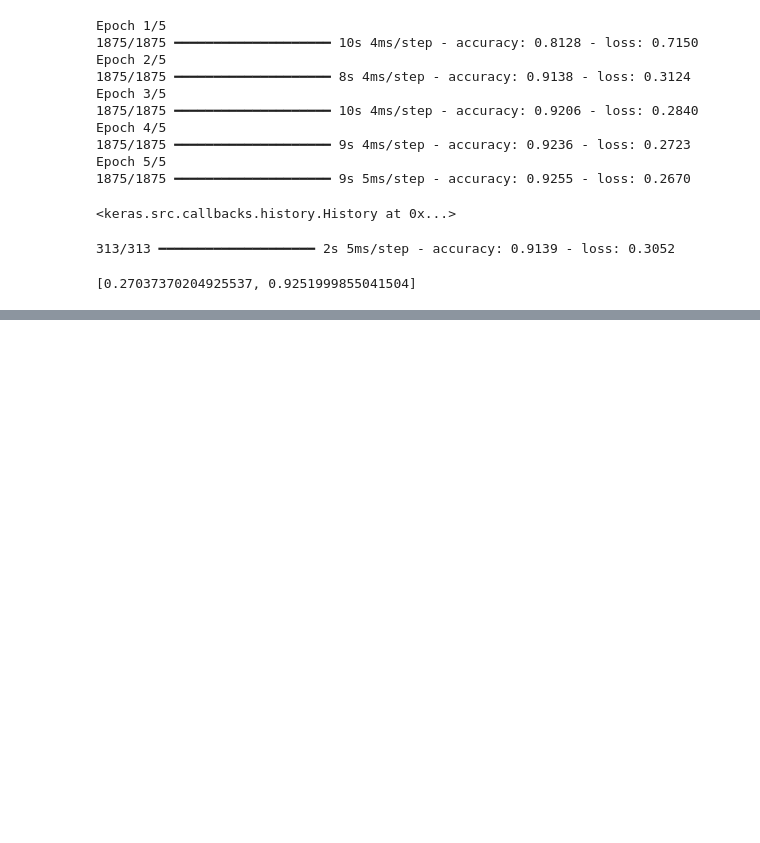
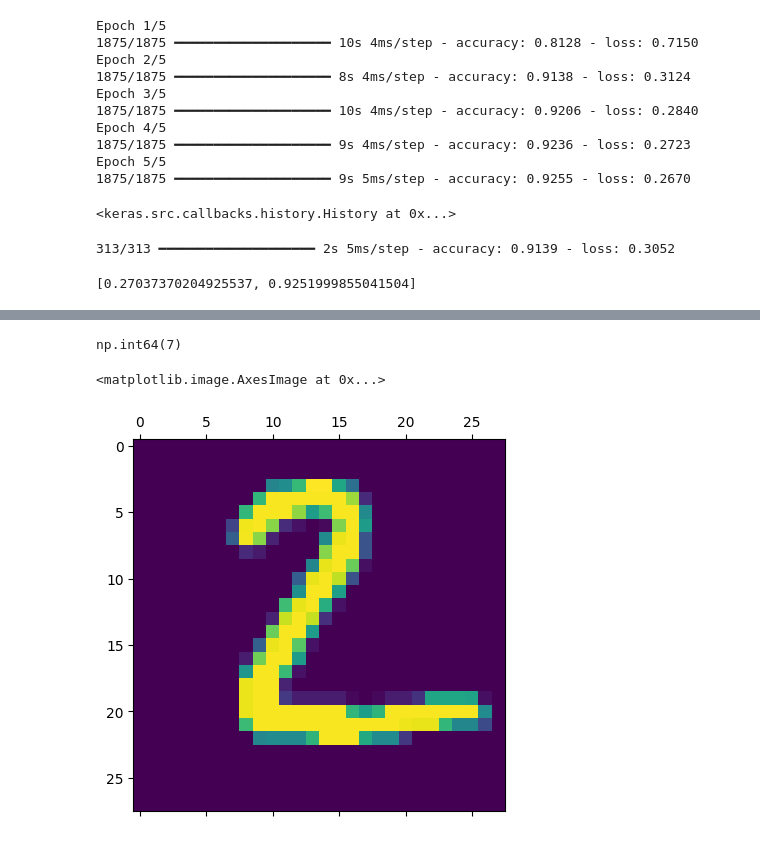
Before and after one commit to Geethan-K/ML-Projects, a Jupyter notebook: RE_area_prediction.ipynb, the cells around one changed output, grey strips where cells are left out. Saved outputs shown, nothing was run; the diff lists cells and outputs as text; code cells hidden in the pictures; blank space fills up the shorter version.

```diff
--- a/RE_area_prediction.ipynb
+++ b/RE_area_prediction.ipynb
@@ -205,0 +217,13 @@ model.predict(x_test_flattend)
+# %%
+#above are the output neurons with prediction scores .
+# we need to find the neuron with digit wich has the max score (and it should be 7 as x_test[0])
+
+np.argmax(y_predicted[0])
+# %% [output]
+np.int64(7)
+# %%
+#test with another image
+plt.matshow(x_test[1])
+# %% [output]
+<matplotlib.image.AxesImage at 0x...>
+[figure, added]
```
Also changed, not shown: parts of 4 cells of this notebook.
